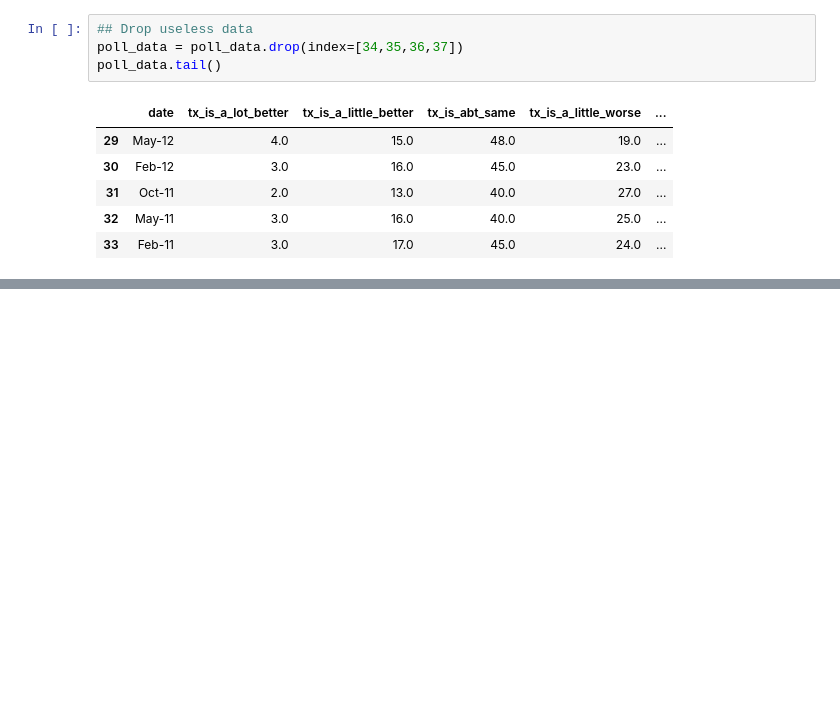
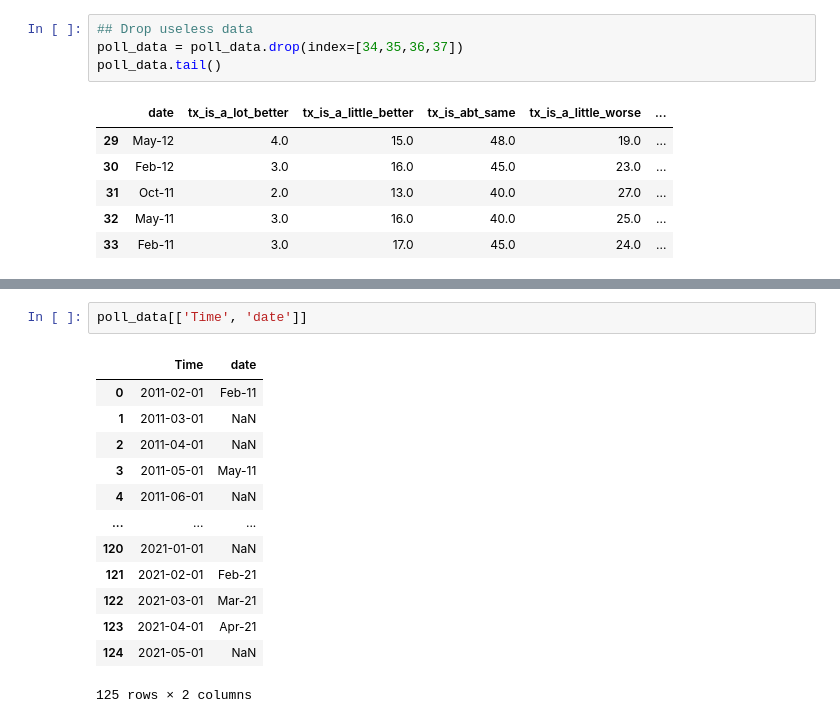
Before and after one commit to HaydenWarren/zri-forecast, a Jupyter notebook: julie/processPolling.ipynb, the cells around one changed output, grey strips where cells are left out. Cells and saved outputs as stored; diff of their text form; blank space fills up the shorter version.

```diff
--- a/julie/processPolling.ipynb
+++ b/julie/processPolling.ipynb
@@ -36,0 +66,16 @@ poll_data['year'] = pd.DatetimeIndex(poll_data['date']).year
+# %%
+poll_data[['Time', 'date']]
+# %% [output]
+|  | Time | date |
+| 0 | 2011-02-01 | Feb-11 |
+| 1 | 2011-03-01 | NaN |
+| 2 | 2011-04-01 | NaN |
+| 3 | 2011-05-01 | May-11 |
+| 4 | 2011-06-01 | NaN |
+| ... | ... | ... |
+| 120 | 2021-01-01 | NaN |
+| 121 | 2021-02-01 | Feb-21 |
+| 122 | 2021-03-01 | Mar-21 |
+| 123 | 2021-04-01 | Apr-21 |
+| 124 | 2021-05-01 | NaN |
+125 rows × 2 columns
```
Also changed, not shown: parts of 18 cells of this notebook, 3 other files.
